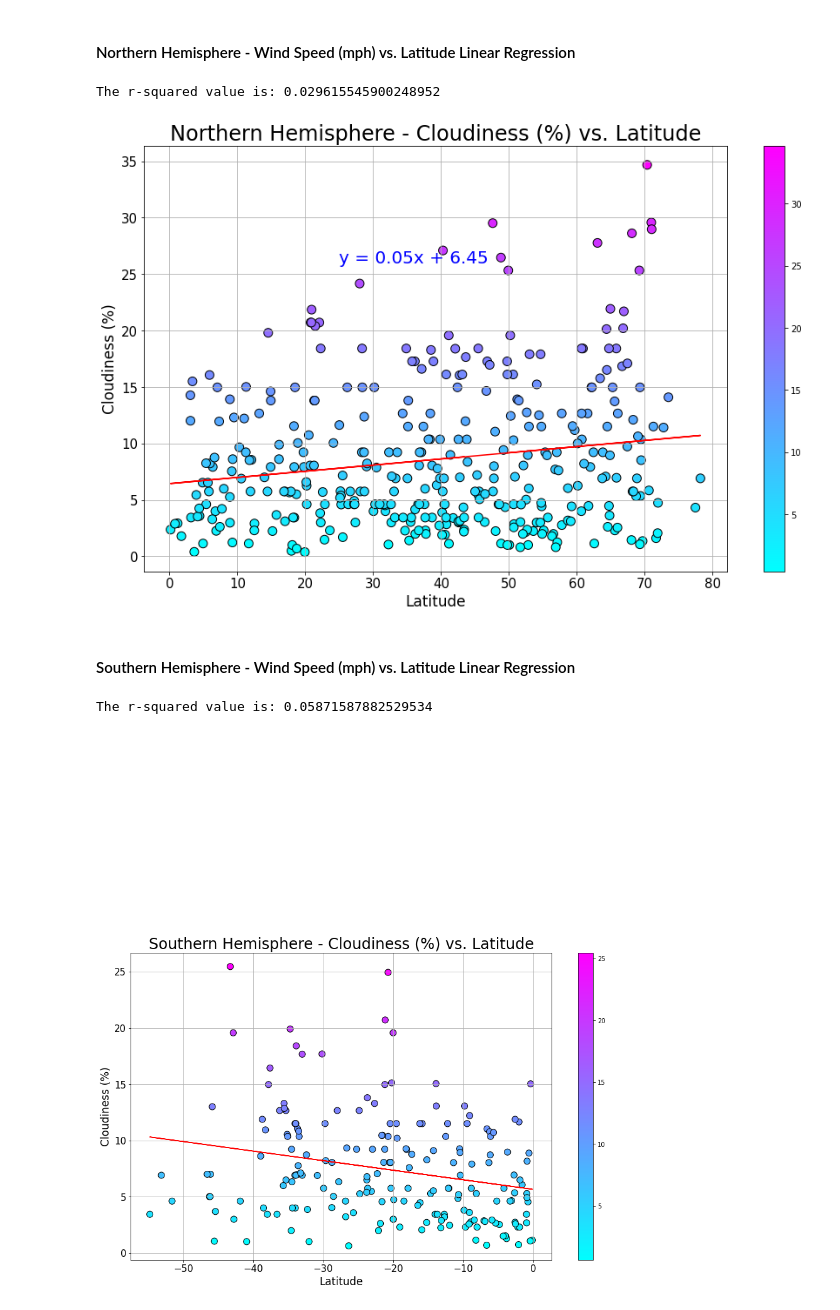
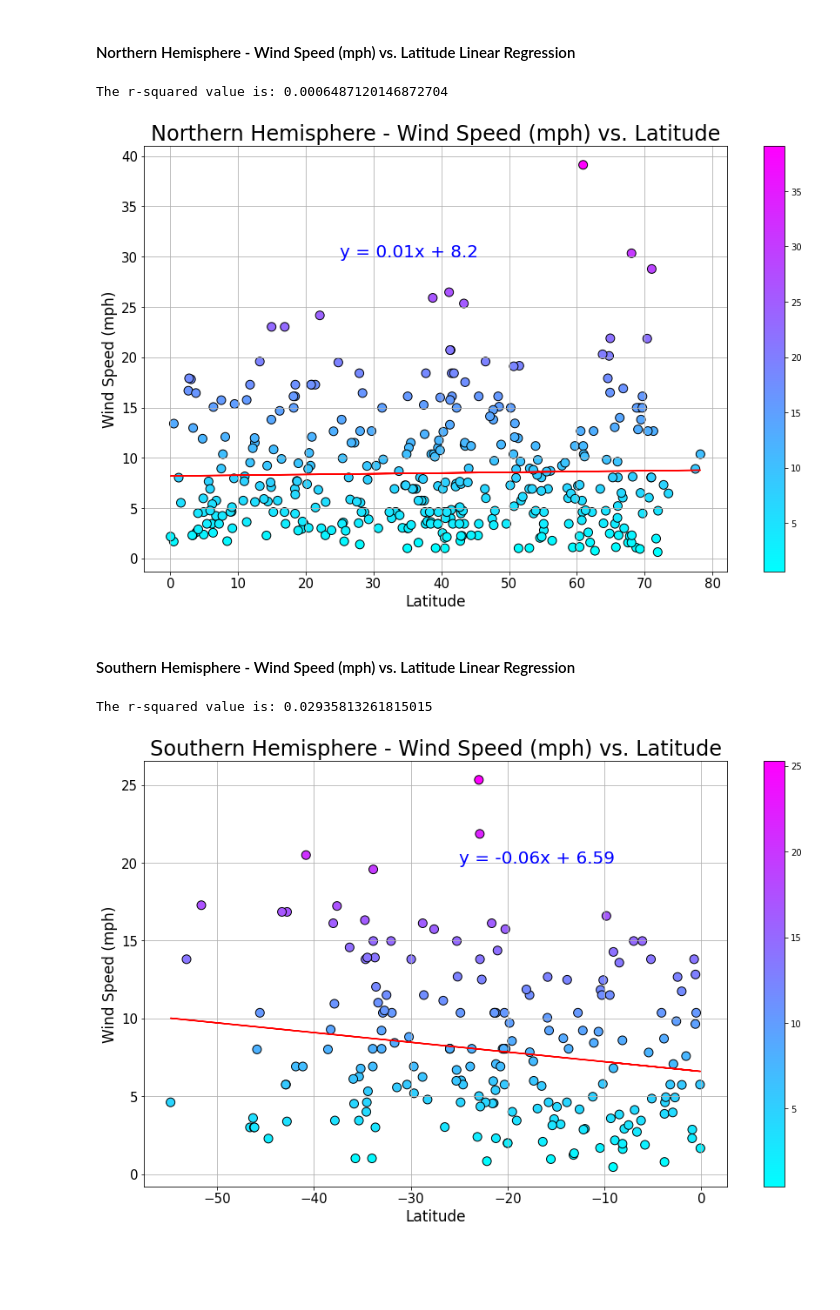
Before and after one commit to crogar/python-api-challenge, a Jupyter notebook: WeatherPy/WeatherPy.ipynb, the cells around one changed output. Cells and saved outputs as stored; diff of their text form; code cells hidden in the pictures; blank space fills up the shorter version.

```diff
--- a/WeatherPy/WeatherPy.ipynb
+++ b/WeatherPy/WeatherPy.ipynb
@@ -405,43 +411,43 @@ line_eq = "y = " + str(round(slope,2)) + "x + " + str(round(intercept,2))
 
 plt.figure(figsize=(15,9))
 plt.grid()
-plt.title("Northern Hemisphere - Cloudiness (%) vs. Latitude", fontsize=24, )
+plt.title("Northern Hemisphere - Wind Speed (mph) vs. Latitude", fontsize=24, )
 plt.scatter(n_lats,n_winds, s=100, c=n_winds, cmap='cool', edgecolors="black")
 plt.plot(n_lats,regress_values,"r-")
 
-plt.annotate(line_eq,(25,26),fontsize=20,color="blue")
+plt.annotate(line_eq,(25,30),fontsize=20,color="blue")
 plt.xlabel("Latitude", fontsize=17)
-plt.ylabel("Cloudiness (%)", fontsize=17)
+plt.ylabel("Wind Speed (mph)", fontsize=17)
 plt.xticks(fontsize= 15)
 plt.yticks(fontsize= 15);
 plt.colorbar()
 print(f"The r-squared value is: {rvalue**2}")
 # %% [output]
-The r-squared value is: 0.029615545900248952
+The r-squared value is: 0.0006487120146872704
-[figure, old version]
+[figure, new version]
 # %% [markdown]
 ####  Southern Hemisphere - Wind Speed (mph) vs. Latitude Linear Regression
 # %%
 s_lats = southern_hemisphere_df['Lat']  # latitudes for cities in the northern hemisphere
 s_winds = southern_hemisphere_df["Wind Speed"]
 
 (slope, intercept, rvalue, pvalue, stderr) = linregress(s_lats, s_winds)
 
 regress_values = s_lats * slope + intercept
 line_eq = "y = " + str(round(slope,2)) + "x + " + str(round(intercept,2))
 
 plt.figure(figsize=(15,9))
 plt.grid()
-plt.title("Southern Hemisphere - Cloudiness (%) vs. Latitude", fontsize=24, )
+plt.title("Southern Hemisphere - Wind Speed (mph) vs. Latitude", fontsize=24, )
 plt.scatter(s_lats,s_winds, s=100, c=s_winds, cmap='cool', edgecolors="black")
 plt.plot(s_lats,regress_values,"r-")
-plt.annotate(line_eq,(-26,45),fontsize=20,color="blue")
+plt.annotate(line_eq,(-25,20),fontsize=20,color="blue")
 plt.xlabel("Latitude", fontsize=17)
-plt.ylabel("Cloudiness (%)", fontsize=17)
+plt.ylabel("Wind Speed (mph)", fontsize=17)
 plt.xticks(fontsize= 15)
 plt.yticks(fontsize= 15);
 plt.colorbar()
 print(f"The r-squared value is: {rvalue**2}");
 # %% [output]
-The r-squared value is: 0.05871587882529534
+The r-squared value is: 0.02935813261815015
-[figure, old version]
+[figure, new version]
```
Also changed, not shown: parts of 16 cells of this notebook, 4 other files.
